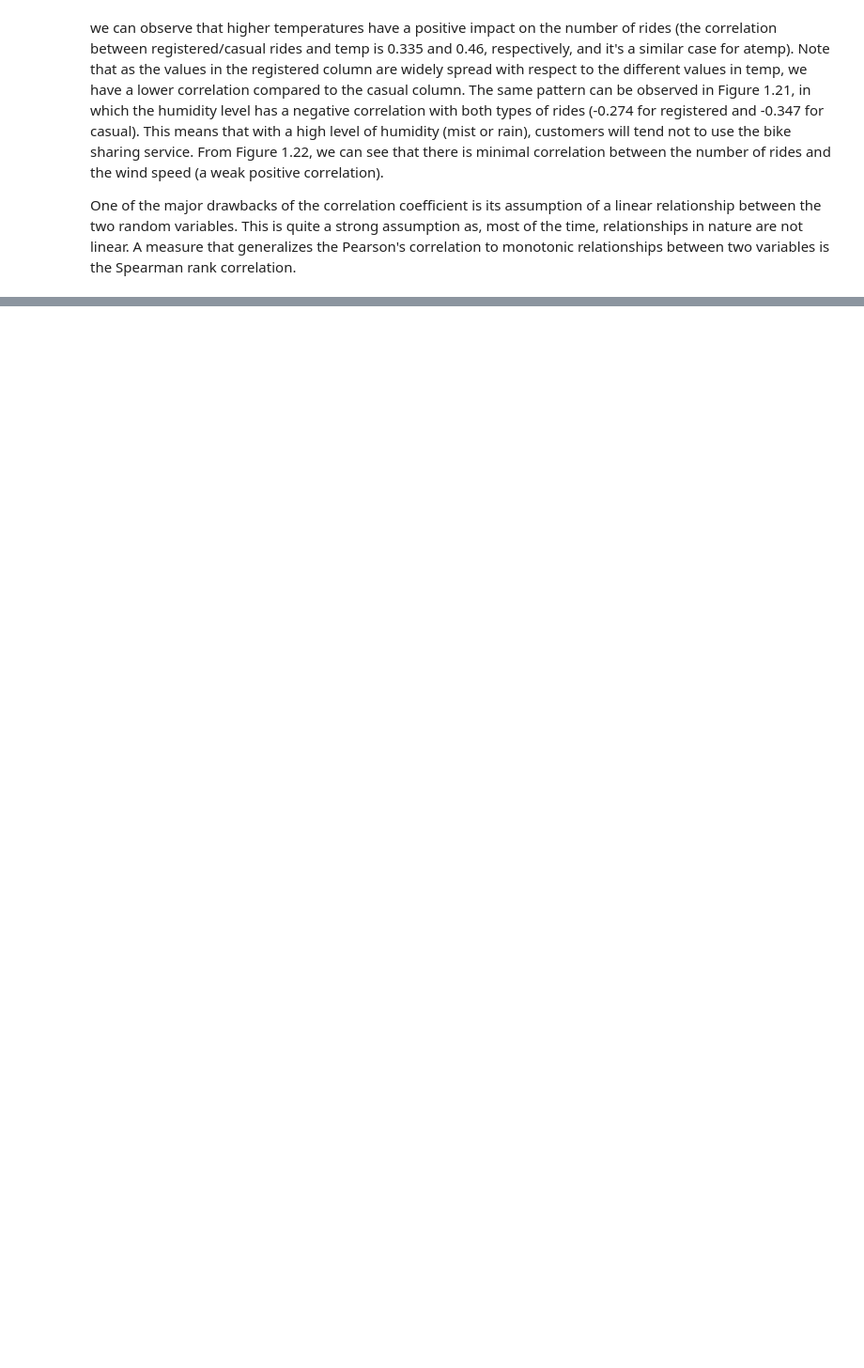
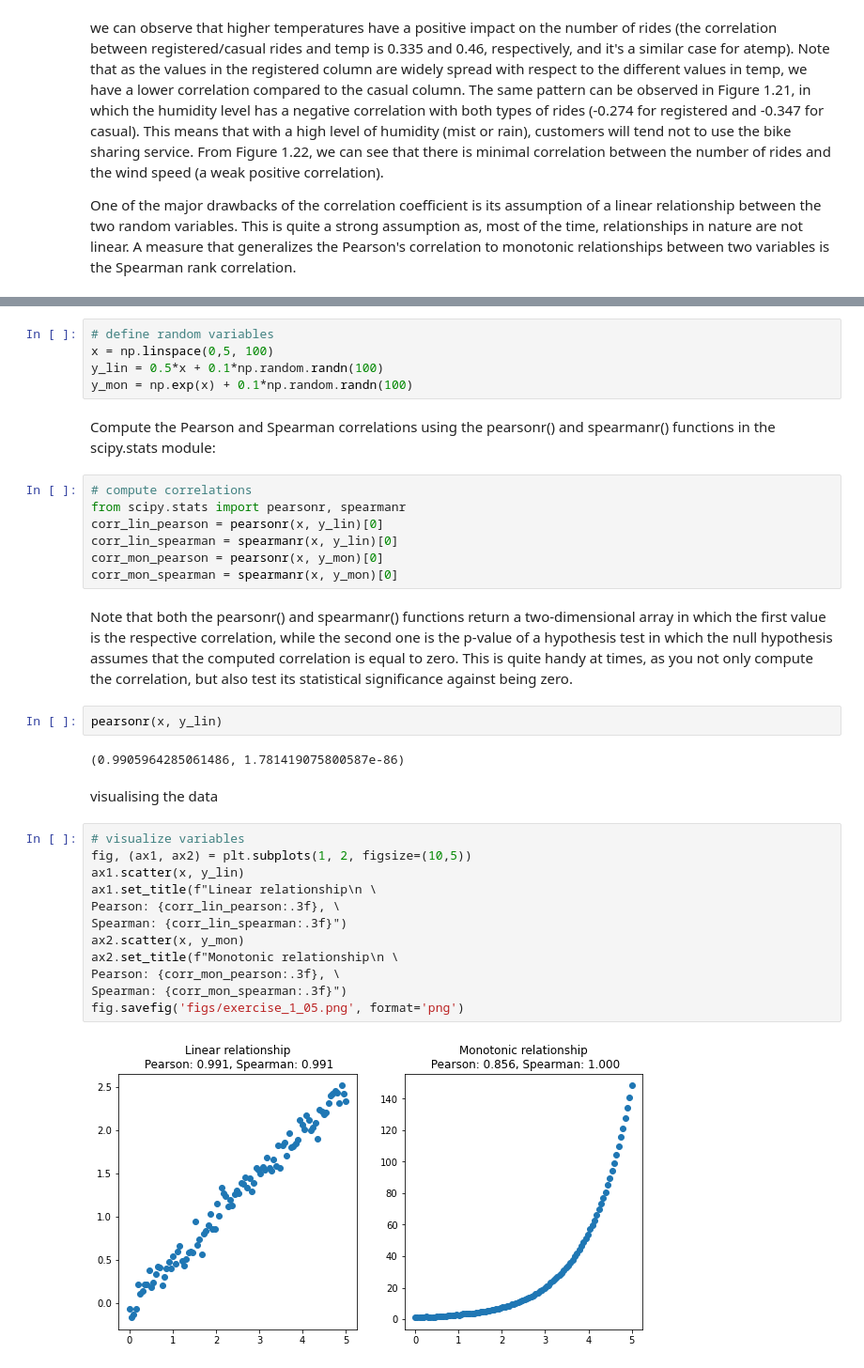
Before and after one commit to gianmaranon/biking_analysis, a Jupyter notebook: sharing_bike.ipynb, the cells around one changed output, grey strips where cells are left out. Shown at 94% size. Saved outputs shown, nothing was run; the diff lists cells and outputs as text; blank space fills up the shorter version.

Commit message:
finished correlation analysis

```diff
--- a/sharing_bike.ipynb
+++ b/sharing_bike.ipynb
@@ -696,0 +705,36 @@ One of the major drawbacks of the correlation coefficient is its assumption of a
+# %%
+# define random variables
+x = np.linspace(0,5, 100)
+y_lin = 0.5*x + 0.1*np.random.randn(100)
+y_mon = np.exp(x) + 0.1*np.random.randn(100)
+# %% [markdown]
+Compute the Pearson and Spearman correlations using the pearsonr() and spearmanr() functions in the scipy.stats module:
+# %%
+# compute correlations
+from scipy.stats import pearsonr, spearmanr
+corr_lin_pearson = pearsonr(x, y_lin)[0]
+corr_lin_spearman = spearmanr(x, y_lin)[0]
+corr_mon_pearson = pearsonr(x, y_mon)[0]
+corr_mon_spearman = spearmanr(x, y_mon)[0]
+# %% [markdown]
+Note that both the pearsonr() and spearmanr() functions return a two-dimensional array in which the first value is the respective correlation, while the second one is the p-value of a hypothesis test in which the null hypothesis assumes that the computed correlation is equal to zero. This is quite handy at times, as you not only compute the correlation, but also test its statistical significance against being zero.
+# %%
+pearsonr(x, y_lin)
+# %% [output]
+(0.9905964285061486, 1.781419075800587e-86)
+# %% [markdown]
+visualising the data
+# %%
+# visualize variables
+fig, (ax1, ax2) = plt.subplots(1, 2, figsize=(10,5))
+ax1.scatter(x, y_lin)
+ax1.set_title(f"Linear relationship\n \
+Pearson: {corr_lin_pearson:.3f}, \
+Spearman: {corr_lin_spearman:.3f}")
+ax2.scatter(x, y_mon)
+ax2.set_title(f"Monotonic relationship\n \
+Pearson: {corr_mon_pearson:.3f}, \
+Spearman: {corr_mon_spearman:.3f}")
+fig.savefig('figs/exercise_1_05.png', format='png')
+# %% [output]
+[figure, added]
```
Also changed, not shown: parts of 11 cells of this notebook, 3 other files.
